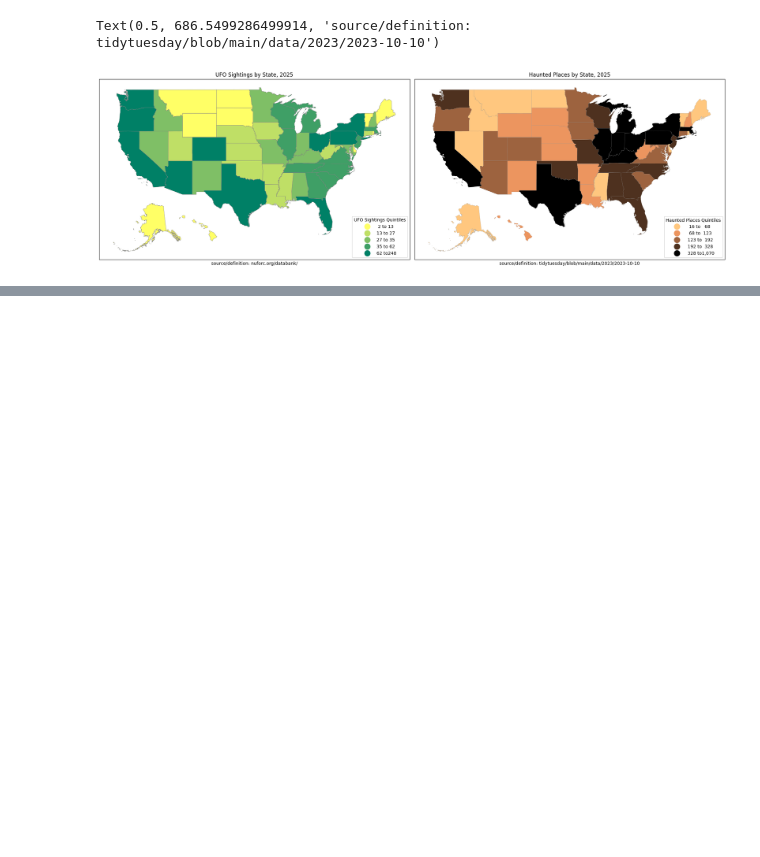
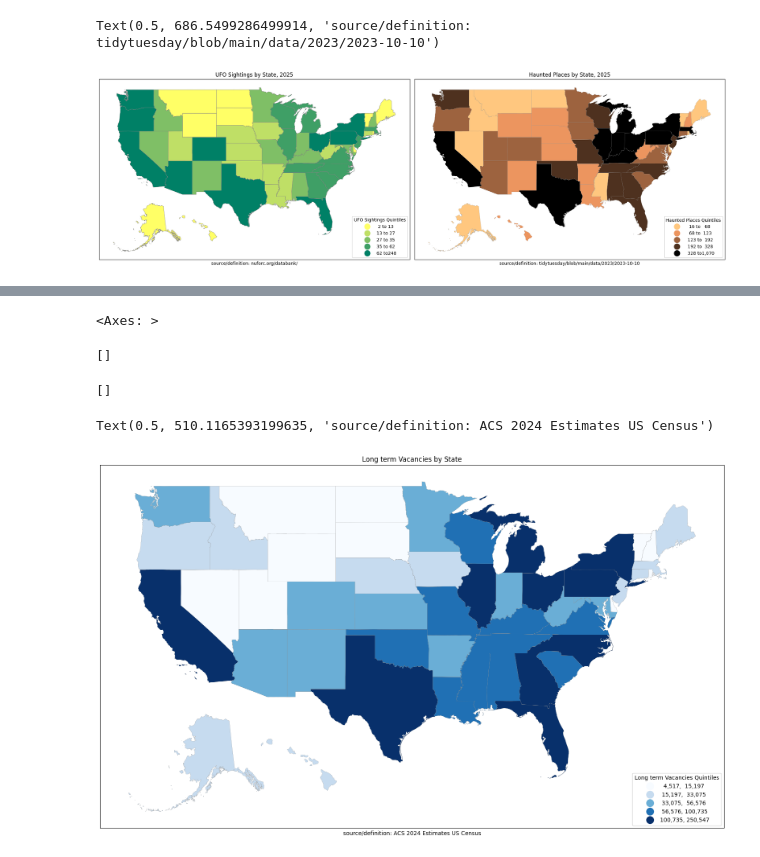
Before and after one commit to carlavilla/GIS, a Jupyter notebook: PS2_GIS_CV.ipynb, the cells around one changed output, grey strips where cells are left out. Cells and saved outputs as stored; diff of their text form; code cells hidden in the pictures; blank space fills up the shorter version.

```diff
--- a/PS2_GIS_CV.ipynb
+++ b/PS2_GIS_CV.ipynb
@@ -502,3 +506,8 @@ Text(0.5, 705.5567333750474, 'source/definition: nuforc.org/databank/')
 []
 Text(0.5, 686.5499286499914, 'source/definition: tidytuesday/blob/main/data/2023/2023-10-10')
 [figure]
+# %%
+! wget -q -O VacancyLength2024.csv https://raw.githubusercontent.com/carlavilla/GIS/main/VacancyLength2024.csv
+vacancy2024=pd.read_csv('VacancyLength2024.csv')
+# %%
+vacancy2024.rename(columns={'NAME': 'state_name', 'B25131_008E': "Vacant24MO"}, inplace=True)
@@ -504,0 +535,3 @@ Text(0.5, 686.5499286499914, 'source/definition: tidytuesday/blob/main/data/2023
+# %%
+spooky6= pd.merge(UStates, vacancy2024, on='state_name',how='inner',indicator=True)
+spooky6[['state_name', 'Vacant24MO', '_merge']]
@@ -504,0 +556,21 @@ Text(0.5, 686.5499286499914, 'source/definition: tidytuesday/blob/main/data/2023
+# %%
+spooky6['Vacant24MO'] = pd.to_numeric(spooky6['Vacant24MO'], errors='coerce')
+spooky6 = spooky6.dropna(subset=['Vacant24MO'])
+
+fig, ax = plt.subplots(1, figsize=(20, 20))
+ax.set_aspect('equal')
+spooky6.plot(ax=ax,column='Vacant24MO',legend=True,cmap='Blues',
+          scheme='quantiles',k=5, edgecolor='grey',linewidth=.2,
+          legend_kwds= {"fmt": "{:,.0f}",'loc':'lower right','markerscale':1.4})
+leg1 = ax.get_legend()
+leg1.set_title('''Long term Vacancies Quintiles''')
+ax.title.set_text("Long term Vacancies by State")
+ax.set_xticks([]) #kills xticks
+ax.set_yticks([]) #kills xticks
+ax.set_xlabel('''source/definition: ACS 2024 Estimates US Census''')
+# %% [output]
+<Axes: >
+[]
+[]
+Text(0.5, 510.1165393199635, 'source/definition: ACS 2024 Estimates US Census')
+[figure, added]
```
Also changed, not shown: parts of 3 cells of this notebook.
